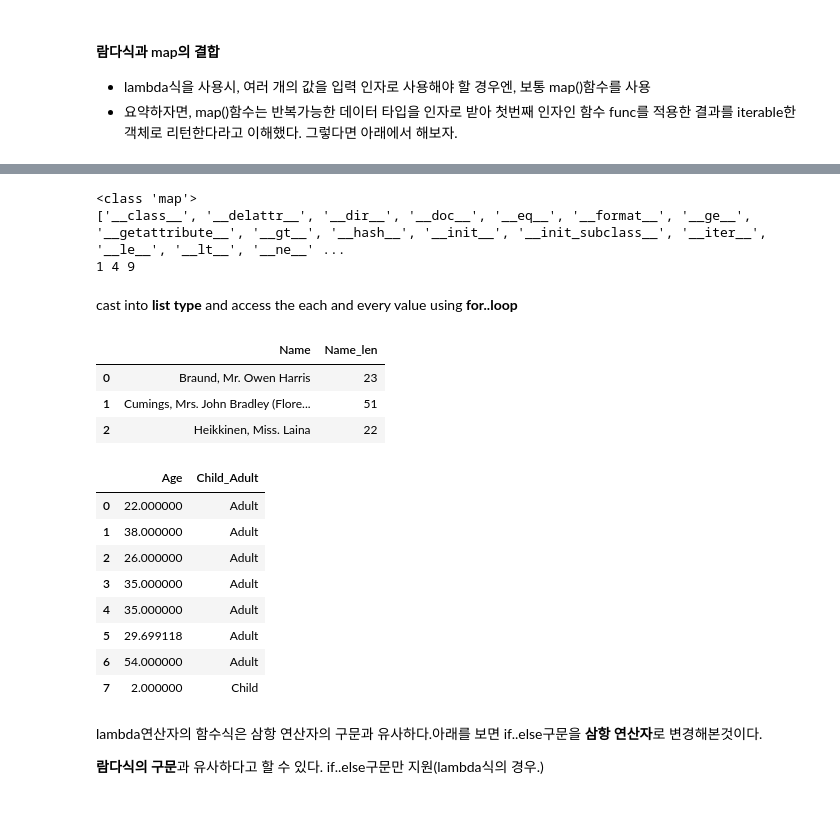
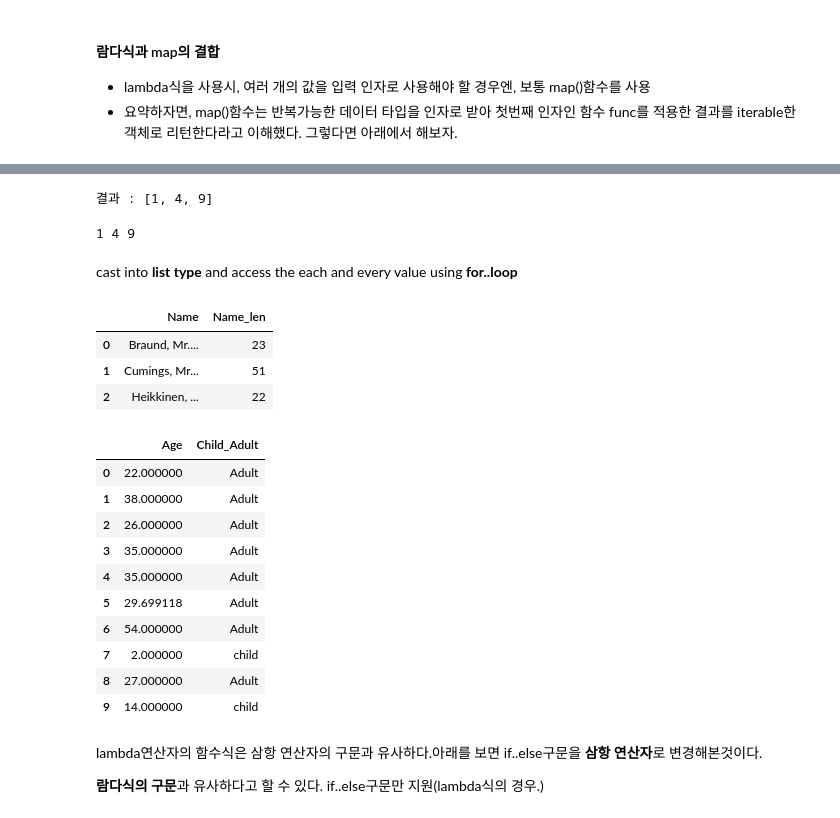
Before and after one commit to SANGSEOSEO/philosophy_datascience, a Jupyter notebook: 04.Pandas/데이터핸들링_Pandas.ipynb, the cells around one changed output, grey strips where cells are left out. Saved outputs shown, nothing was run; the diff lists cells and outputs as text; code cells hidden in the pictures.

```diff
--- a/04.Pandas/데이터핸들링_Pandas.ipynb
+++ b/04.Pandas/데이터핸들링_Pandas.ipynb
@@ -597,0 +917,2 @@ Name: Name, dtype: object
+# %%
+titanic_df = pd.read_csv('../04.Pandas/data/titanic_train.csv')
@@ -598,7 +960,6 @@ Name: Name, dtype: object
 # %%
-titanic_df = pd.read_csv('titanic_train.csv')
 titanic_boolean = titanic_df[titanic_df['Age'] > 60]
 print(type(titanic_boolean))
-print(titanic_boolean)
+display(titanic_boolean)
 # %% [output]
 <class 'pandas.core.frame.DataFrame'>
@@ -787,7 +1168,7 @@ dtype: int64
 # %% [markdown]
 #### `fillna()`로 결손 데이터 대체
 # %%
-titanic_df['Cabin'] = titanic_df['Cabin'].fillna('C000')
-titanic_df.head(n = 3)
+titanic_df['Cabin'] = titanic_df['Cabin'].fillna('C000', inplace = False)  # 원본 데이터프레임은 변경안함.(변경된 것을 리턴)
+titanic_df.head(3)
 # %% [output]
 |  | PassengerId | Survived | Pclass | Name | Sex | Age | SibSp | Parch | Ticket | Fare | ... |
@@ -797,5 +1178,8 @@ titanic_df.head(n = 3)
 # %%
-titanic_df['Cabin'].fillna('C000', inplace = True)
+# Embarked가 널인것을 'S'로 대체
+# Age가 널인것을 mean값으로 처리
+# inplace옵션의 값은 디폴트가 False임
+titanic_df['Cabin'] = titanic_df['Cabin'].fillna('C000')
 titanic_df['Embarked'] = titanic_df['Embarked'].fillna('S')
 titanic_df['Age'] = titanic_df['Age'].fillna(titanic_df['Age'].mean())
 
@@ -855,41 +1239,43 @@ class map(object)
  |
  |  __new__(*args, **kwargs) from builtins.type
  |      Create and return a new object.  See help(type) for accurate signature.
+# %%
+l_test = [1, 2, 3]
+result = map(lambda x: x ** 2, l_test)
+print("결과 :" ,list(result))
+# %% [output]
+결과 : [1, 4, 9]
 # %%
-l_test = [1, 2, 3]
-print(type(map(lambda x:x ** 2, l_test)))
-print(dir(map(lambda x:x ** 2, l_test)),end='\n')
-
 result = map(lambda x:x ** 2, l_test)
 for i in list(result):
     print(i, end =' ')
 # %% [output]
-<class 'map'>
-['__class__', '__delattr__', '__dir__', '__doc__', '__eq__', '__format__', '__ge__', '__getattribute__', '__gt__', '__hash__', '__init__', '__init_subclass__', '__iter__', '__le__', '__lt__', '__ne__' ...
 1 4 9
 # %% [markdown]
 cast into **list type** and access the each and every value using **for..loop**
 # %%
 titanic_df['Name_len'] = titanic_df['Name'].apply(lambda x:len(x))
-titanic_df[['Name', 'Name_len']].head(n = 3)
+titanic_df[['Name', 'Name_len']].head(3)
 # %% [output]
 |  | Name | Name_len |
-| 0 | Braund, Mr. Owen Harris | 23 |
-| 1 | Cumings, Mrs. John Bradley (Flore... | 51 |
-| 2 | Heikkinen, Miss. Laina | 22 |
+| 0 | Braund, Mr.... | 23 |
+| 1 | Cumings, Mr... | 51 |
+| 2 | Heikkinen, ... | 22 |
 # %%
-titanic_df['Child_Adult'] = titanic_df['Age'].apply(lambda x: 'Child' if x < 15 else 'Adult')
-titanic_df[['Age', 'Child_Adult']].head(n = 8)
+titanic_df['Child_Adult'] = titanic_df['Age'].apply(lambda x: 'child' if x <= 15 else 'Adult')
+titanic_df[['Age', 'Child_Adult']].head(10)
 # %% [output]
 |  | Age | Child_Adult |
 | 0 | 22.000000 | Adult |
 | 1 | 38.000000 | Adult |
 | 2 | 26.000000 | Adult |
 | 3 | 35.000000 | Adult |
 | 4 | 35.000000 | Adult |
 | 5 | 29.699118 | Adult |
 | 6 | 54.000000 | Adult |
-| 7 | 2.000000 | Child |
+| 7 | 2.000000 | child |
+| 8 | 27.000000 | Adult |
+| 9 | 14.000000 | child |
 # %% [markdown]
 lambda연산자의 함수식은 삼항 연산자의 구문과 유사하다.아래를 보면 if..else구문을 **삼항 연산자**로 변경해본것이다.
 
```
Also changed, not shown: parts of 153 cells of this notebook.
